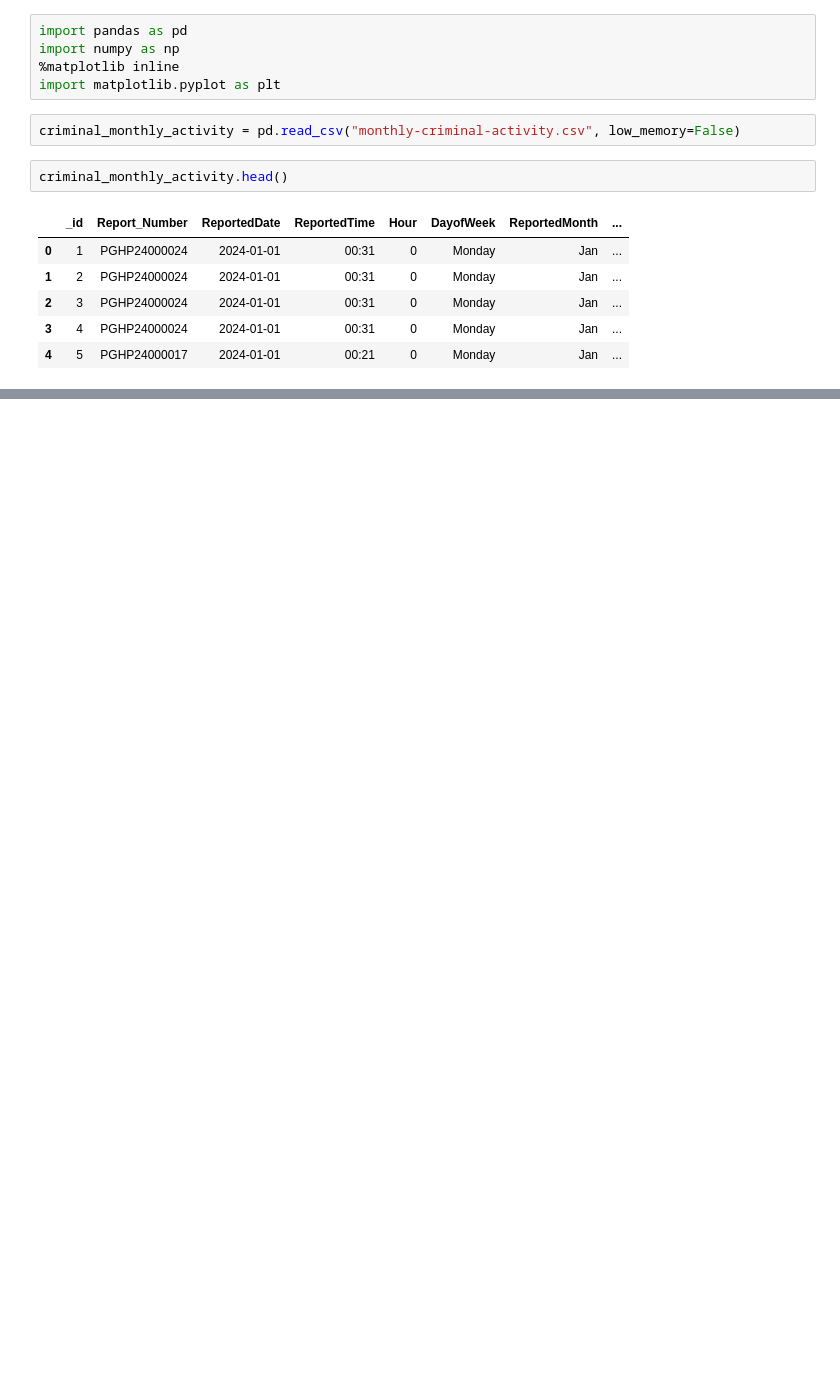
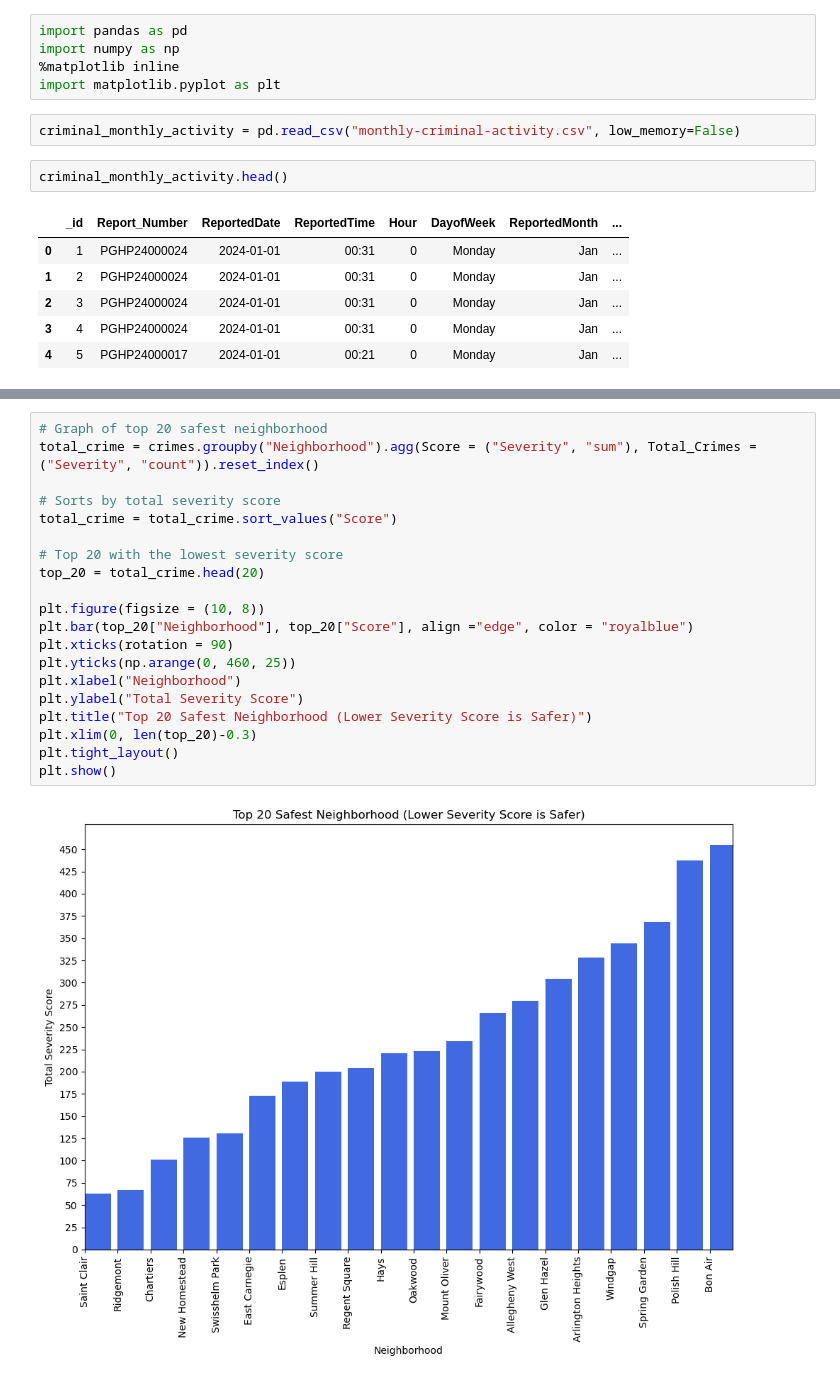
Before and after one commit to Maya-Senthil/Final-Project, a Jupyter notebook: Maya.ipynb, the cells around one changed output, grey strips where cells are left out. Drawn from its saved outputs; the diff is of its cells as text; blank space fills up the shorter version.

```diff
--- a/Maya.ipynb
+++ b/Maya.ipynb
@@ -16,0 +111,22 @@ criminal_monthly_activity.head()
+# %%
+# Graph of top 20 safest neighborhood
+total_crime = crimes.groupby("Neighborhood").agg(Score = ("Severity", "sum"), Total_Crimes = ("Severity", "count")).reset_index()
+
+# Sorts by total severity score
+total_crime = total_crime.sort_values("Score")
+
+# Top 20 with the lowest severity score
+top_20 = total_crime.head(20)
+
+plt.figure(figsize = (10, 8))
+plt.bar(top_20["Neighborhood"], top_20["Score"], align ="edge", color = "royalblue")
+plt.xticks(rotation = 90)
+plt.yticks(np.arange(0, 460, 25))
+plt.xlabel("Neighborhood")
+plt.ylabel("Total Severity Score")
+plt.title("Top 20 Safest Neighborhood (Lower Severity Score is Safer)")
+plt.xlim(0, len(top_20)-0.3)
+plt.tight_layout()
+plt.show()
+# %% [output]
+[figure, added]
```
Also changed, not shown: parts of 7 cells of this notebook, 1 other file.
